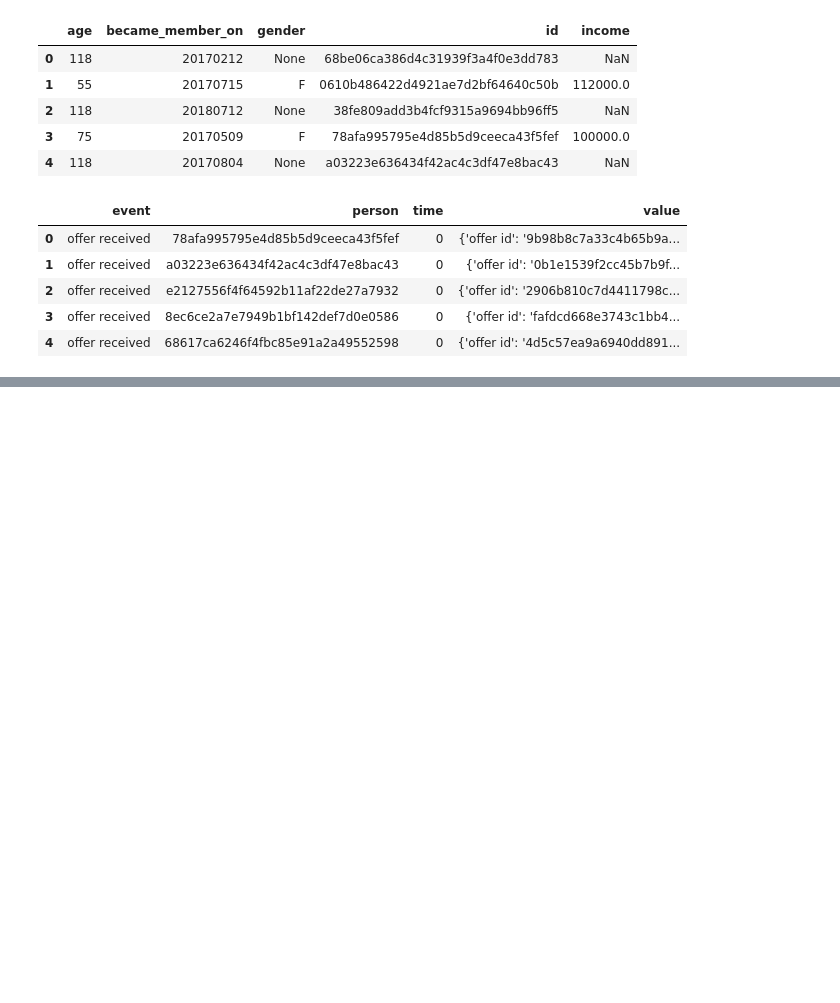
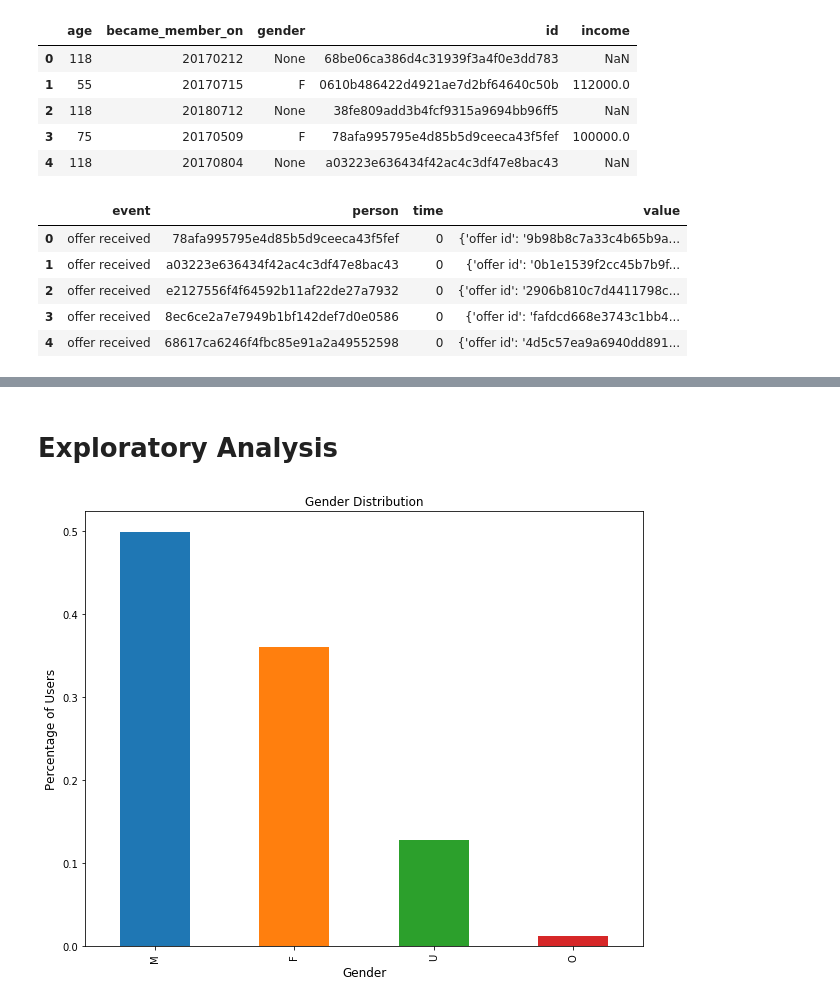
Before and after one commit to ShuangyuandData/Starbuckscustomerbehavior, a Jupyter notebook: Starbucks_Capstone_notebook.ipynb, the cells around one changed output, grey strips where cells are left out. Drawn from its saved outputs; the diff is of its cells as text; code cells hidden in the pictures; blank space fills up the shorter version.

```diff
--- a/Starbucks_Capstone_notebook.ipynb
+++ b/Starbucks_Capstone_notebook.ipynb
@@ -113,0 +189,11 @@ transcript.head()
+# %%
+mean_val = profile.income.mean() # 65404.99
+profile['income'].fillna(mean_val, inplace = True)
+# %%
+# Converting became_member_on to an actual date number and also creating more
+# columns based on the year, month, daay for further analysis
+profile['member_year'] = profile.became_member_on.apply(lambda x: int(str(x)[:4]))
+profile['member_month'] = profile.became_member_on.apply(lambda x: int(str(x)[4:6]))
+profile['member_day'] = profile.became_member_on.apply(lambda x: int(str(x)[6:]))
+profile['member_date'] = profile.became_member_on.apply(lambda x: datetime.datetime.strptime(str(x), '%Y%m%d'))
+profile.drop('became_member_on', axis = 1, inplace = True)
@@ -113,0 +209,9 @@ transcript.head()
+# %% [markdown]
+# Exploratory Analysis
+# %%
+profile.gender.value_counts(normalize=True).plot('bar', figsize = (10,8))
+plt.title('Gender Distribution')
+plt.ylabel('Percentage of Users', fontsize = 12)
+plt.xlabel('Gender', fontsize = 12);
+# %% [output]
+[figure, added]
```
Also changed, not shown: parts of 31 cells of this notebook.
